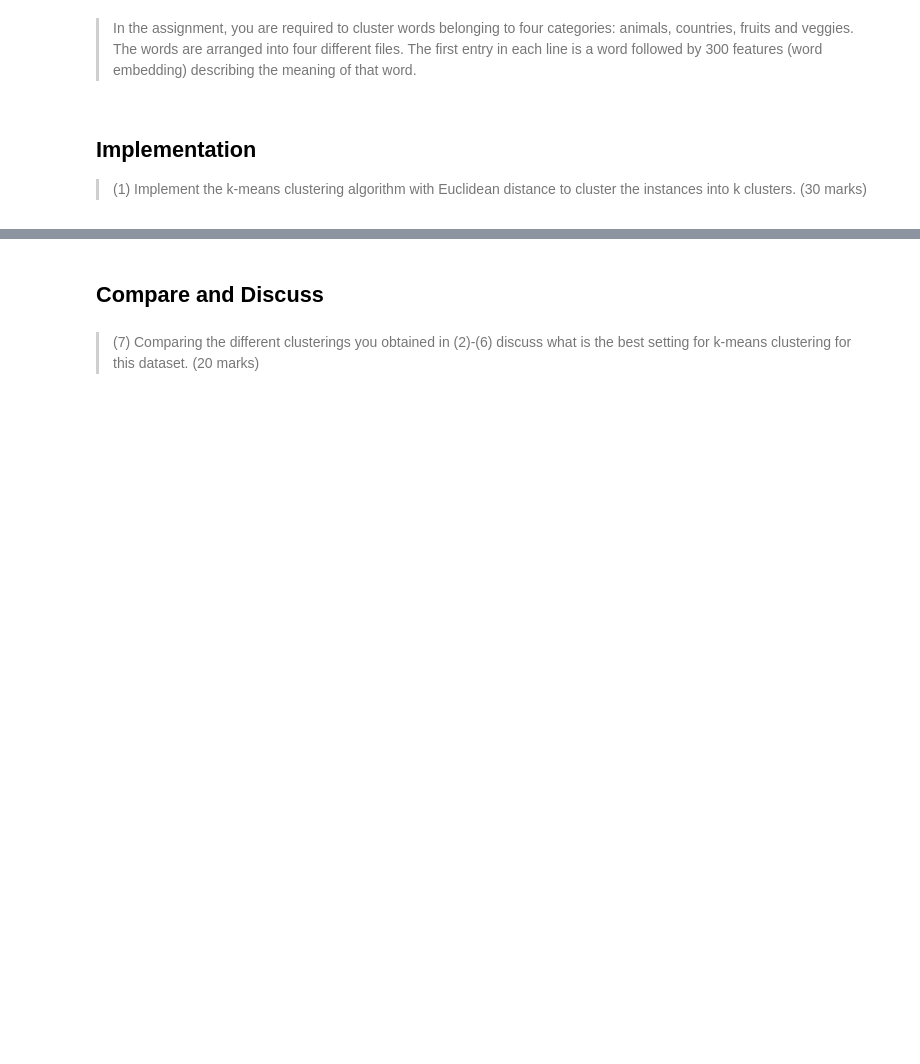
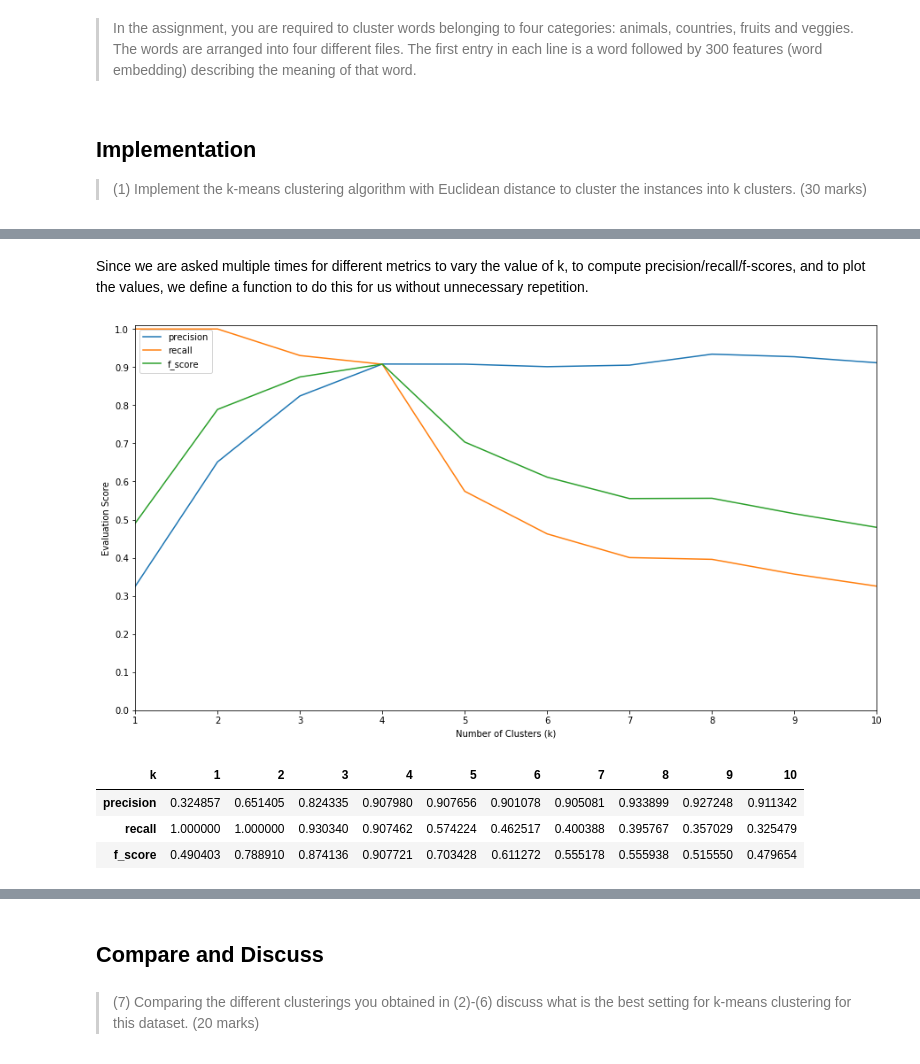
Before and after one commit to peterprescott/kmeans, a Jupyter notebook: notebook.ipynb, the cells around one changed output, grey strips where cells are left out. Cells and saved outputs as stored; diff of their text form; code cells hidden in the pictures; blank space fills up the shorter version.

```diff
--- a/notebook.ipynb
+++ b/notebook.ipynb
@@ -126,3 +17,3 @@ class Dataset():
 # %%
-words = Dataset(['fruits','veggies','animals','countries'])
+words = Dataset(['animals','countries','fruits','veggies'])
 # %% [output]
@@ -140,0 +272,2 @@ def euclidean_distance(u,v):
+# %% [markdown]
+Since we are asked multiple times for different metrics to vary the value of k, to compute precision/recall/f-scores, and to plot the values, we define a function to do this for us without unnecessary repetition.
@@ -140,0 +321,8 @@ def euclidean_distance(u,v):
+# %%
+show_results(get_scores(max_k=10, D=words, metric=euclidean_distance, seed=seed))
+# %% [output]
+[figure, added]
+| k | 1 | 2 | 3 | 4 | 5 | 6 | 7 | 8 | 9 | 10 |
+| precision | 0.324857 | 0.651405 | 0.824335 | 0.907980 | 0.907656 | 0.901078 | 0.905081 | 0.933899 | 0.927248 | 0.911342 |
+| recall | 1.000000 | 1.000000 | 0.930340 | 0.907462 | 0.574224 | 0.462517 | 0.400388 | 0.395767 | 0.357029 | 0.325479 |
+| f_score | 0.490403 | 0.788910 | 0.874136 | 0.907721 | 0.703428 | 0.611272 | 0.555178 | 0.555938 | 0.515550 | 0.479654 |
```
Also changed, not shown: parts of 67 cells of this notebook.
